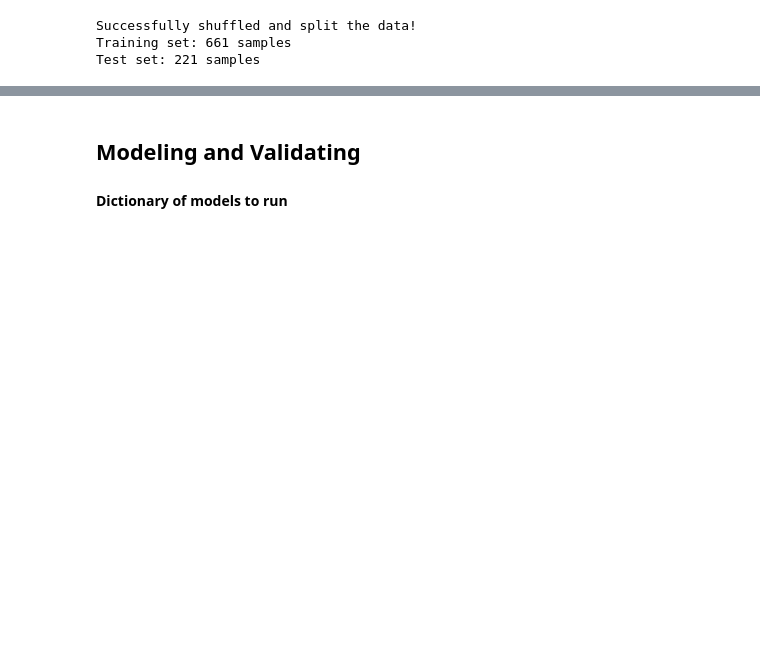
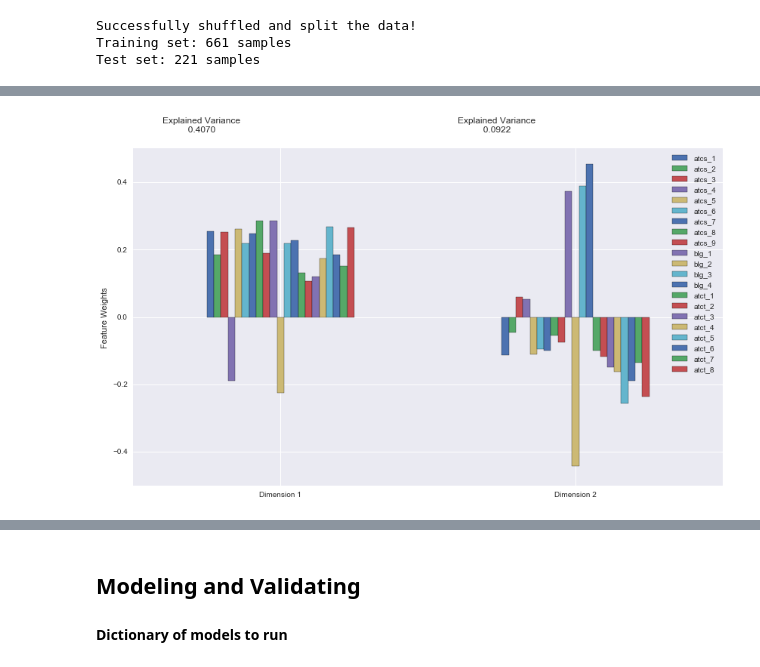
Before and after one commit to omoju/IntroCSExperiencePrediction, a Jupyter notebook: genderedCSExperience.ipynb, the cells around one changed output, grey strips where cells are left out. Cells and saved outputs as stored; diff of their text form; code cells hidden in the pictures; blank space fills up the shorter version.

```diff
--- a/genderedCSExperience.ipynb
+++ b/genderedCSExperience.ipynb
@@ -392,0 +321,13 @@ Test set: 221 samples
+# %%
+# TODO: Apply PCA by fitting the good data with the same number of dimensions as features
+from sklearn.decomposition import PCA
+
+pca_data = data.drop(['gender_Female', 'gender_Male'], axis=1, inplace=False)
+
+pca = PCA(n_components=2)
+pca.fit(pca_data)
+
+# Generate PCA results plot
+pca_results = tools.pca_results(pca_data, pca)
+# %% [output]
+[figure, added]
```
Also changed, not shown: parts of 18 cells of this notebook, 1 other file.
